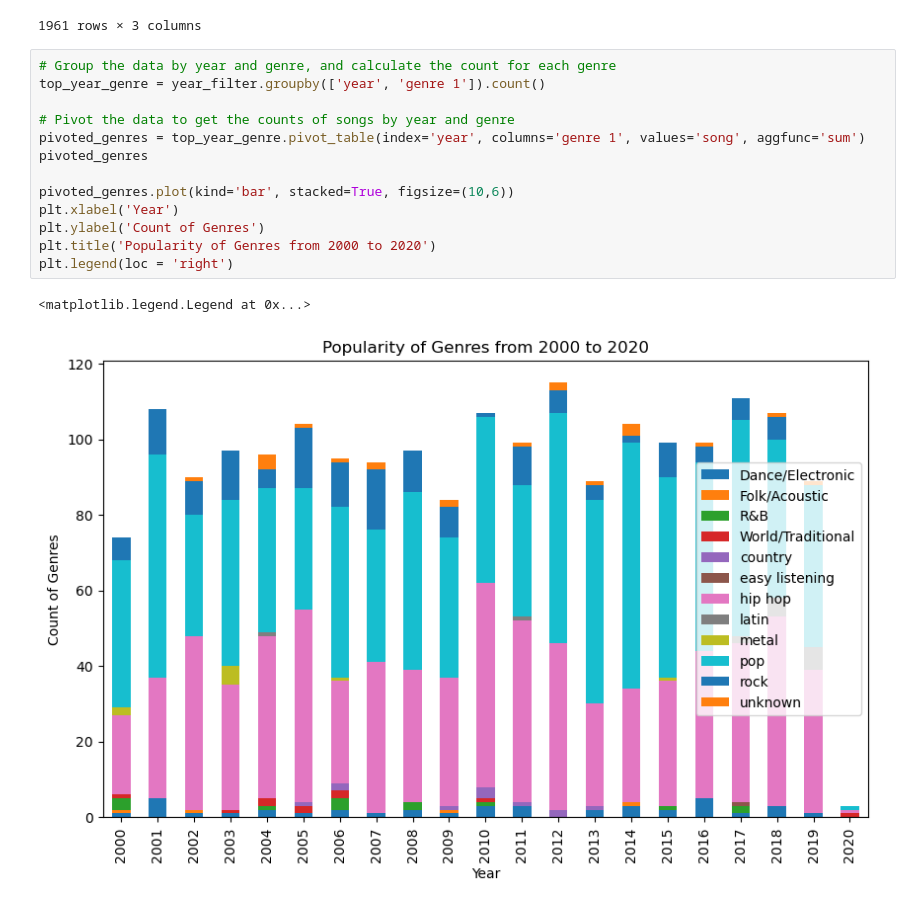
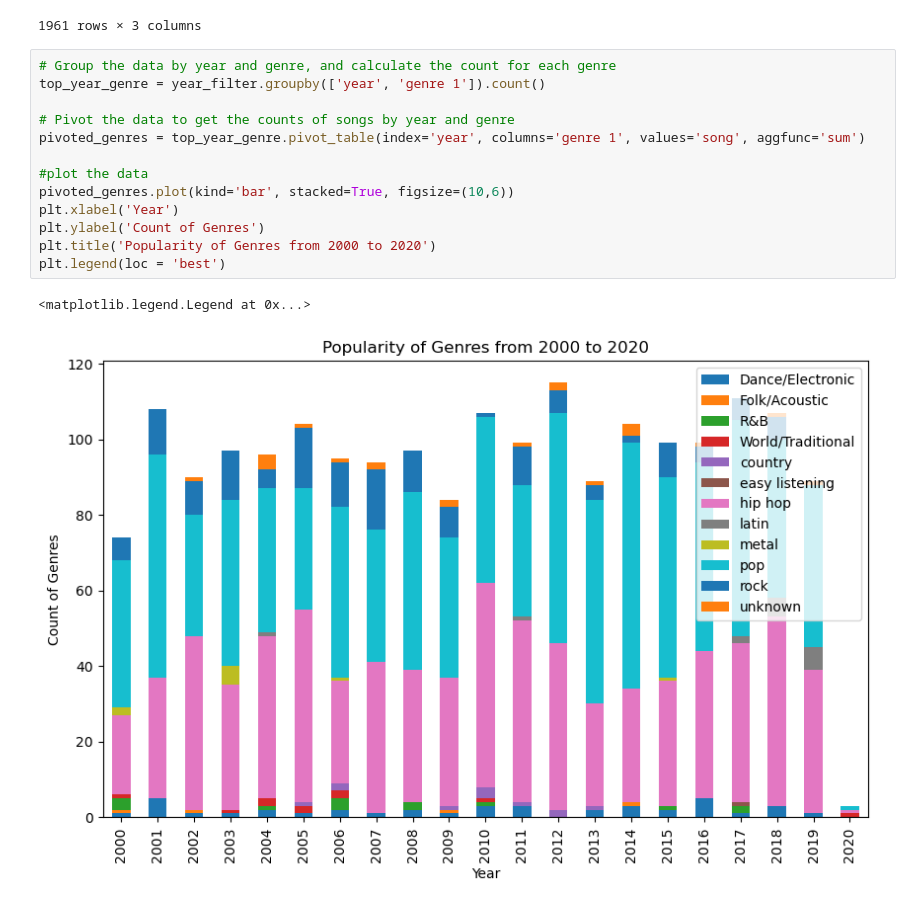
Before and after one commit to joseph-karadakis/GitGud, a Jupyter notebook: JTL_top_hits_genres.ipynb, the cells around one changed output. Drawn from its saved outputs; the diff is of its cells as text.

```diff
--- a/JTL_top_hits_genres.ipynb
+++ b/JTL_top_hits_genres.ipynb
@@ -153,16 +153,16 @@ year_filter
 # %%
 # Group the data by year and genre, and calculate the count for each genre
 top_year_genre = year_filter.groupby(['year', 'genre 1']).count()
 
 # Pivot the data to get the counts of songs by year and genre
 pivoted_genres = top_year_genre.pivot_table(index='year', columns='genre 1', values='song', aggfunc='sum')
-pivoted_genres
 
+#plot the data
 pivoted_genres.plot(kind='bar', stacked=True, figsize=(10,6))
 plt.xlabel('Year')
 plt.ylabel('Count of Genres')
 plt.title('Popularity of Genres from 2000 to 2020')
-plt.legend(loc = 'right')
+plt.legend(loc = 'best')
 # %% [output]
 <matplotlib.legend.Legend at 0x...>
-[figure, old version]
+[figure, new version]
```
